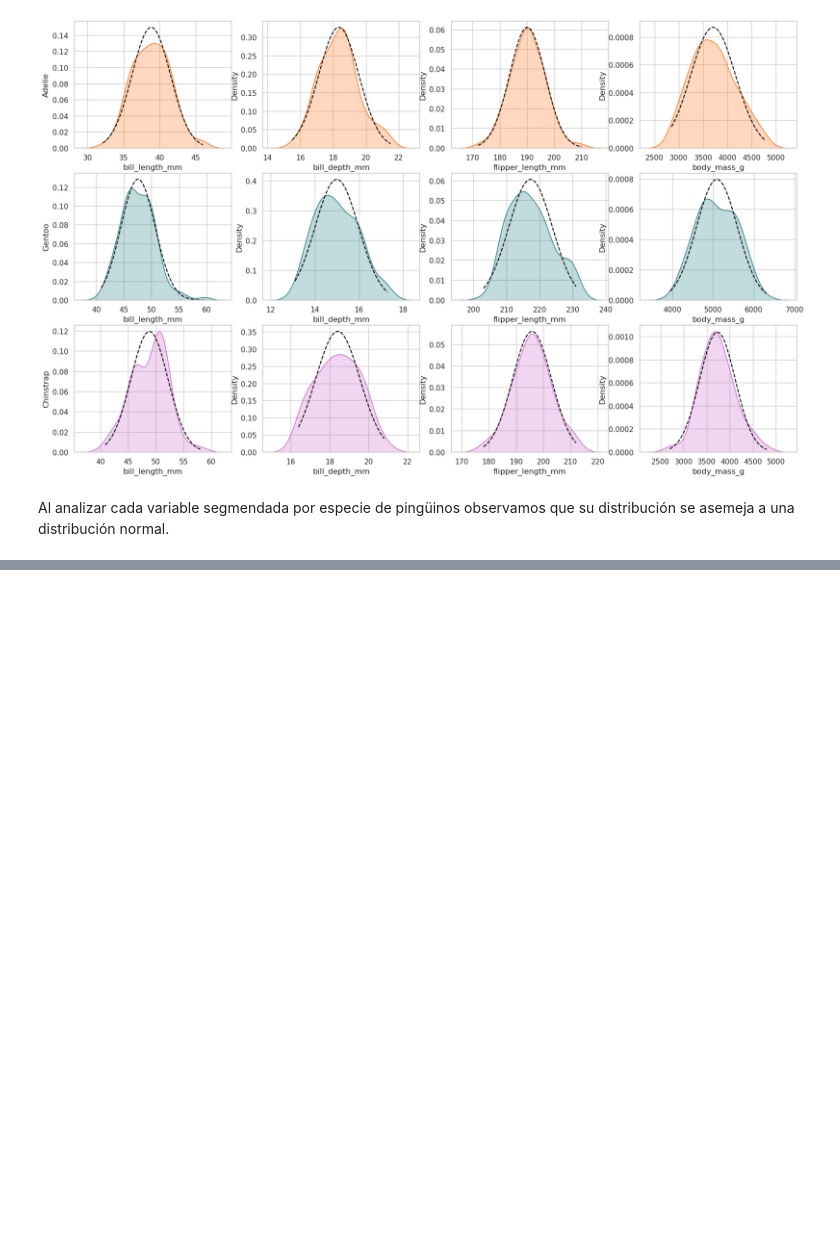
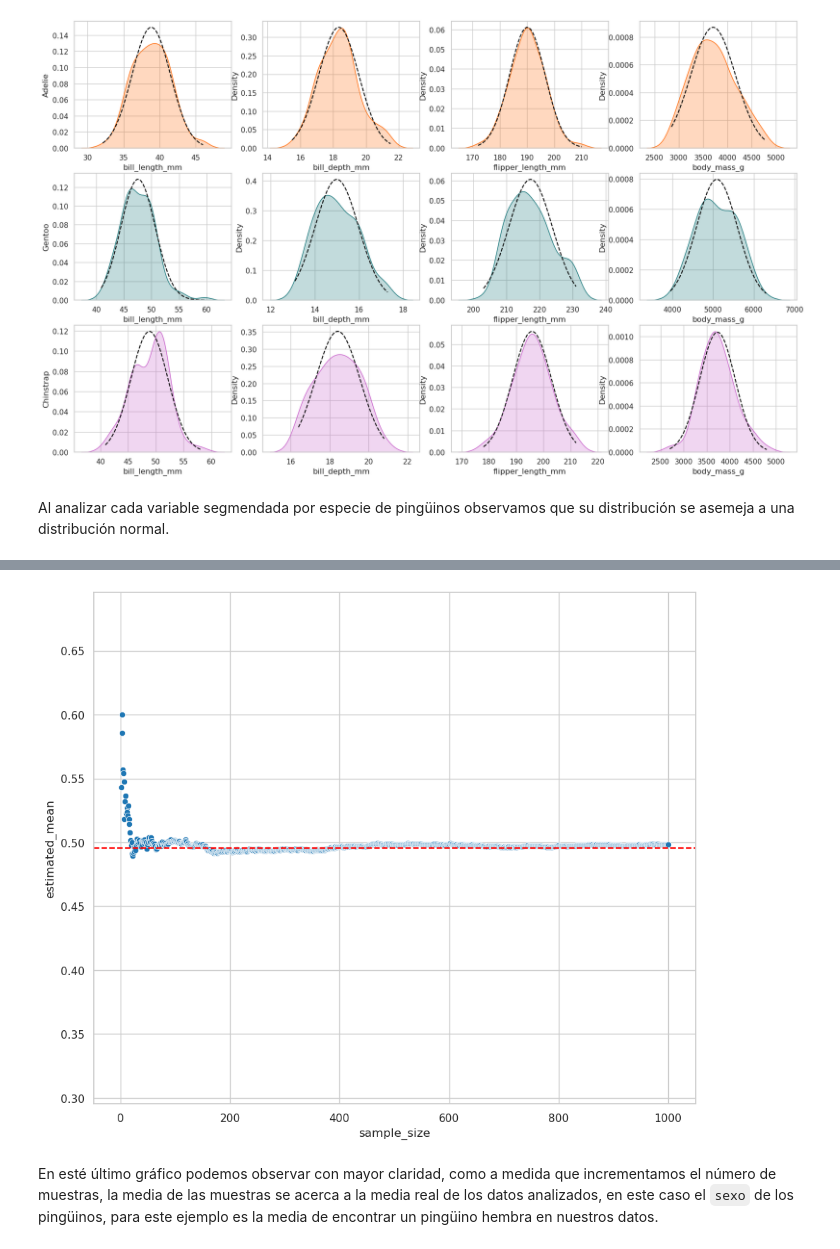
Before and after one commit to pahoalapizco/eda_penguins, a Jupyter notebook: notebooks/1.0-eda_penguins-introduction.ipynb, the cells around one changed output, grey strips where cells are left out. Saved outputs shown, nothing was run; the diff lists cells and outputs as text; code cells hidden in the pictures; blank space fills up the shorter version.

```diff
--- a/notebooks/1.0-eda_penguins-introduction.ipynb
+++ b/notebooks/1.0-eda_penguins-introduction.ipynb
@@ -888,0 +939,5 @@ Al analizar cada variable segmendada por especie de pingüinos observamos que su
+# %%
+sample_size_experiment = pd.DataFrame(
+  [[i, samples_df.iloc[:, 0:i].mean().mean()] for i in range(1, number_samples + 1)],
+  columns=["sample_size", "estimated_mean"]
+)
@@ -888,0 +953,19 @@ Al analizar cada variable segmendada por especie de pingüinos observamos que su
+# %%
+sns.scatterplot(
+  data=sample_size_experiment,
+  x="sample_size",
+  y="estimated_mean"
+)
+
+plt.axhline(
+  y=sex_numeric.mean(),
+  color="red",
+  linestyle="dashed"
+)
+
+plt.ylim([sex_numeric.mean() - 0.2, sex_numeric.mean() + 0.2])
+plt.show()
+# %% [output]
+[figure, added]
+# %% [markdown]
+En esté último gráfico podemos observar con mayor claridad, como a medida que incrementamos el número de muestras, la media de las muestras se acerca a la media real de los datos analizados, en este caso el `sexo` de los pingüinos, para este ejemplo es la media de encontrar un pingüino hembra en nuestros datos.
```
Also changed, not shown: parts of 10 cells of this notebook.
